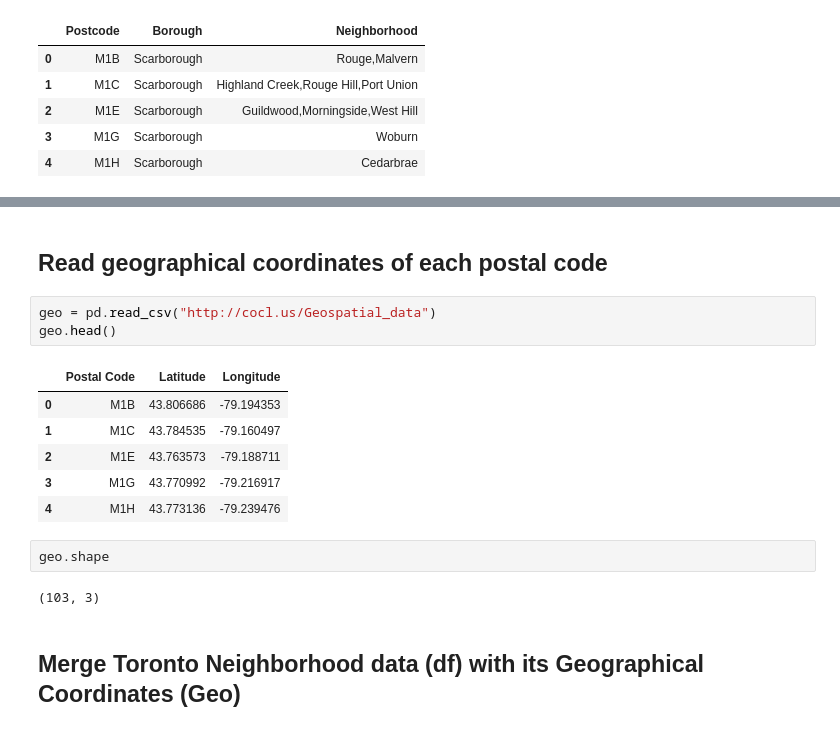
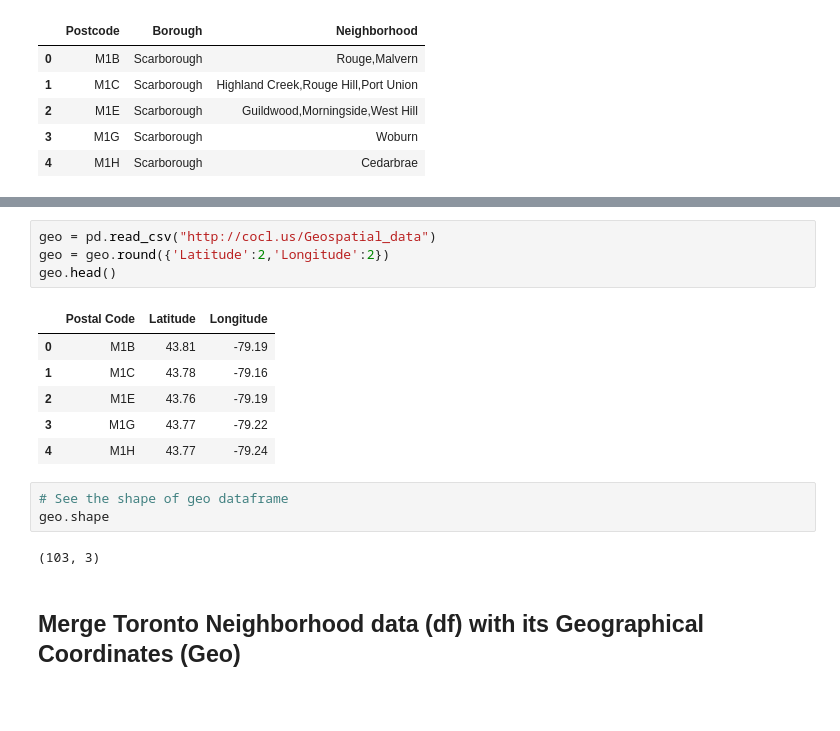
Before and after one commit to yunqianguo/Applied-Data-Science-Capstone, a Jupyter notebook: W3_Segment & Cluster Neighborhoods.ipynb, the cells around one changed output, grey strips where cells are left out. Saved outputs shown, nothing was run; the diff lists cells and outputs as text; blank space fills up the shorter version.

```diff
--- a/W3_Segment & Cluster Neighborhoods.ipynb
+++ b/W3_Segment & Cluster Neighborhoods.ipynb
@@ -65,22 +83,22 @@ ca-certificates-2019 | 144 KB    | ##################################### | 100%
 Preparing transaction: done
 Verifying transaction: done
 Executing transaction: done
-# %% [markdown]
-## Read geographical coordinates of each postal code
 # %%
 geo = pd.read_csv("http://cocl.us/Geospatial_data")
+geo = geo.round({'Latitude':2,'Longitude':2})
 geo.head()
 # %% [output]
 |  | Postal Code | Latitude | Longitude |
-| 0 | M1B | 43.806686 | -79.194353 |
-| 1 | M1C | 43.784535 | -79.160497 |
-| 2 | M1E | 43.763573 | -79.188711 |
-| 3 | M1G | 43.770992 | -79.216917 |
-| 4 | M1H | 43.773136 | -79.239476 |
+| 0 | M1B | 43.81 | -79.19 |
+| 1 | M1C | 43.78 | -79.16 |
+| 2 | M1E | 43.76 | -79.19 |
+| 3 | M1G | 43.77 | -79.22 |
+| 4 | M1H | 43.77 | -79.24 |
-# %%
-geo.shape
-# %% [output]
-(103, 3)
+# %%
+# See the shape of geo dataframe
+geo.shape
+# %% [output]
+(103, 3)
 # %% [markdown]
 ## Merge Toronto Neighborhood data (df) with its Geographical Coordinates (Geo)
 # %%
```
Also changed, not shown: parts of 20 cells of this notebook.
